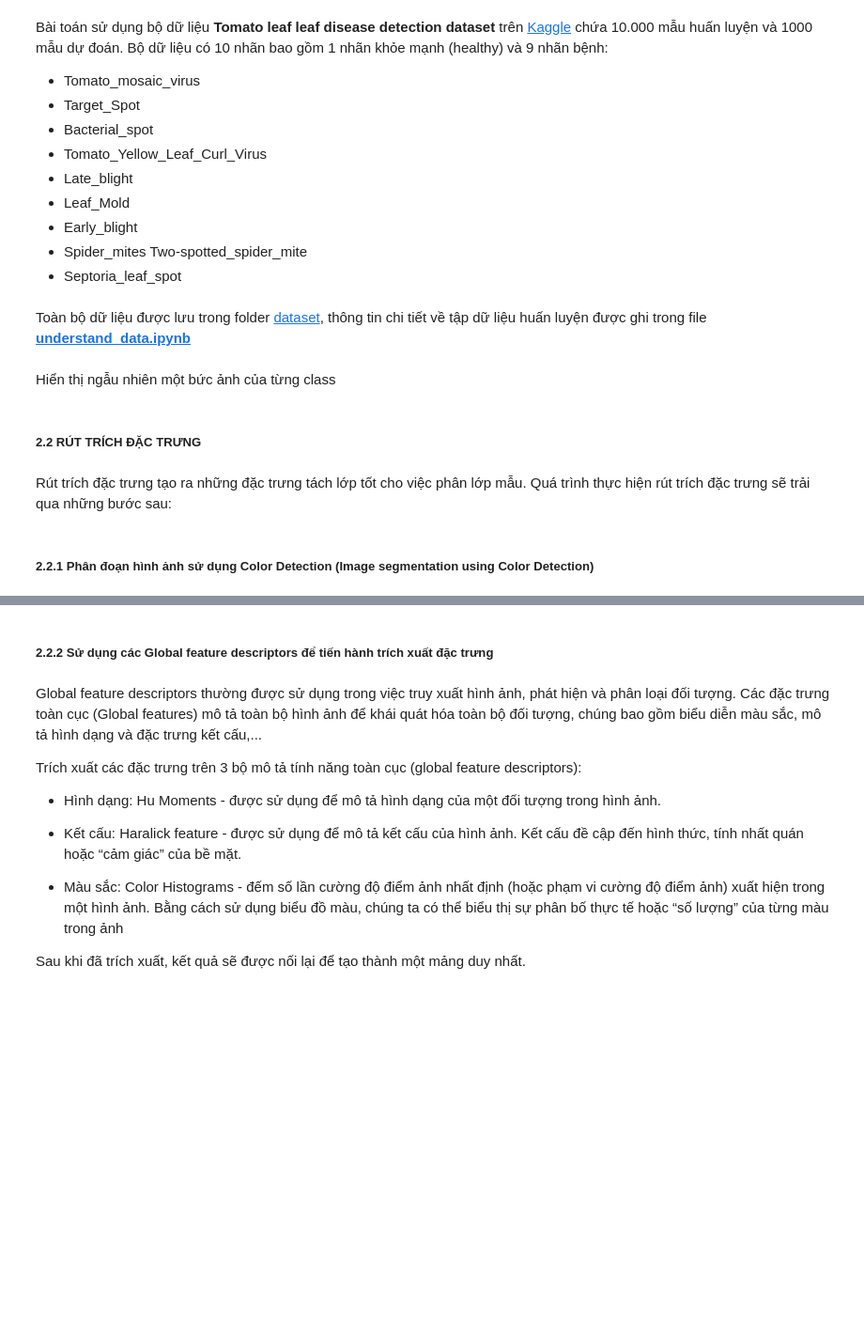
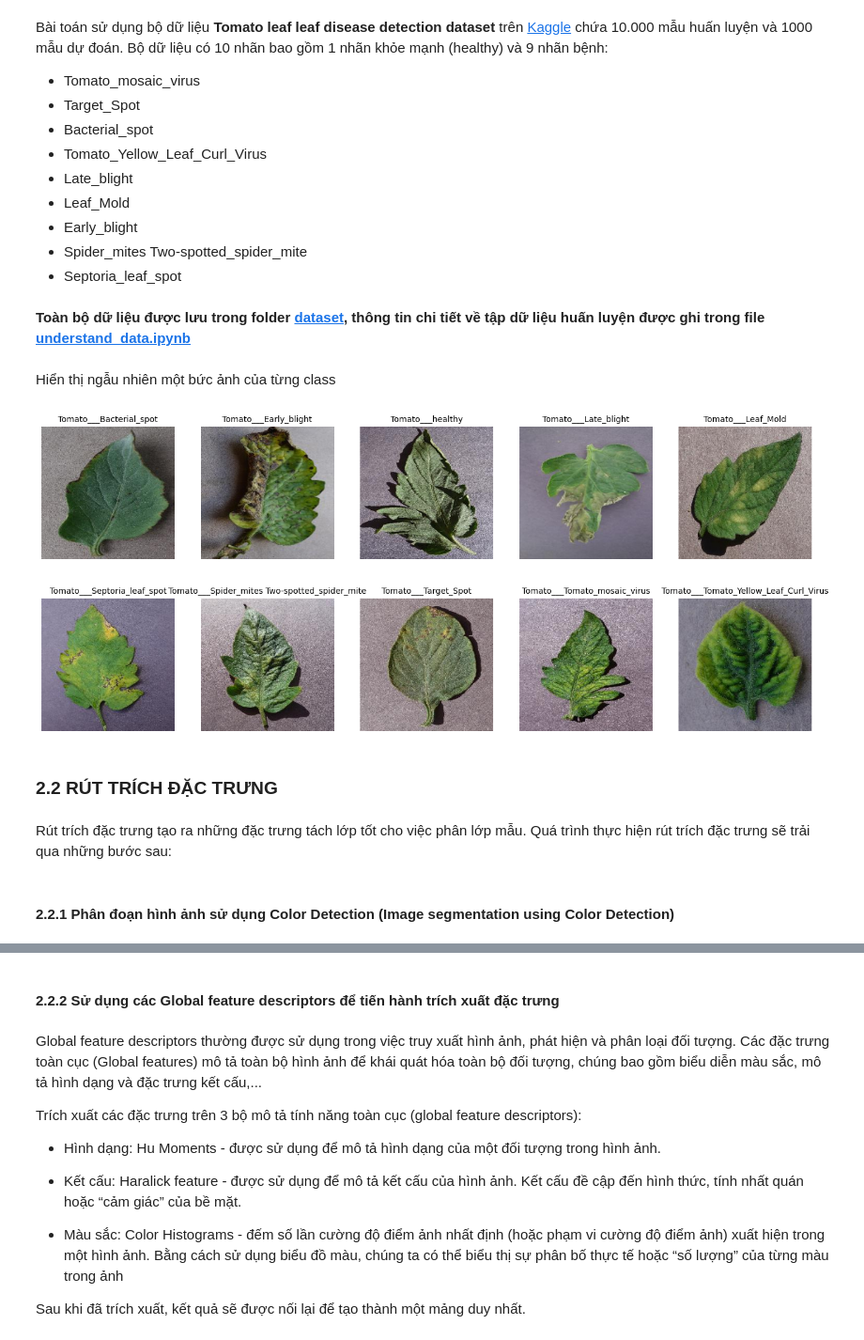
Before and after one commit to NhatPhuong2106/Applied_Parallel_Programming, a Jupyter notebook: report/Final_Report.ipynb, the cells around one changed output, grey strips where cells are left out. Shown at 94% size. Drawn from its saved outputs; the diff is of its cells as text; code cells hidden in the pictures; blank space fills up the shorter version.

```diff
--- a/report/Final_Report.ipynb
+++ b/report/Final_Report.ipynb
@@ -37,35 +37,37 @@ Bài toán sử dụng bộ dữ liệu **Tomato leaf leaf disease detection dat
 - Spider_mites Two-spotted_spider_mite
 - Septoria_leaf_spot
 # %% [markdown]
-Toàn bộ dữ liệu được lưu trong folder [dataset](https://github.com/NhatPhuong2106/Applied_Parallel_Programming/tree/main/dataset), thông tin chi tiết về tập dữ liệu huấn luyện được ghi trong file [**understand_data.ipynb**](https://github.com/NhatPhuong2106/Applied_Parallel_Programming/blob/main/data_preprocessing/understand_data.ipynb)
+**Toàn bộ dữ liệu được lưu trong folder [dataset](https://github.com/NhatPhuong2106/Applied_Parallel_Programming/tree/main/dataset), thông tin chi tiết về tập dữ liệu huấn luyện được ghi trong file [**understand_data.ipynb**](https://github.com/NhatPhuong2106/Applied_Parallel_Programming/blob/main/data_preprocessing/understand_data.ipynb)**
 # %% [markdown]
 Hiển thị ngẫu nhiên một bức ảnh của từng class
 # %%
 #Import thư viện
 import matplotlib.pyplot as plt
 import cv2
 import os
 
 #Đọc ảnh
-image_path = "dataset/train"
+image_path = "../dataset/train"
 labels = os.listdir(image_path)
 
 #Hiển thị ảnh
 plt.figure(figsize=(17, 7))
 for i, disease in enumerate(labels):
     plt.subplot(2, 5, i + 1)
     list_image = os.listdir(image_path + '/' + disease)
     image = cv2.imread(os.path.join(os.path.join(image_path, disease), list_image[21]))
     image = cv2.cvtColor(image, cv2.COLOR_BGR2RGB)
     plt.imshow(image)
     plt.title(disease, fontsize = 10)
     plt.axis("off")
+# %% [output]
+[figure, added]
 # %% [markdown]
-##### 2.2 RÚT TRÍCH ĐẶC TRƯNG
+### 2.2 RÚT TRÍCH ĐẶC TRƯNG
 # %% [markdown]
 Rút trích đặc trưng tạo ra những đặc trưng tách lớp tốt cho việc phân lớp mẫu. Quá trình thực hiện rút trích đặc trưng sẽ trải qua những bước sau:
 # %% [markdown]
-##### 2.2.1 Phân đoạn hình ảnh sử dụng Color Detection (Image segmentation using Color Detection)
+#### 2.2.1 Phân đoạn hình ảnh sử dụng Color Detection (Image segmentation using Color Detection)
 # %% [markdown]
 Được sử dụng để tách hình ảnh chiếc lá khỏi nền. Hình ảnh chiếc lá được lấy ra khỏi nền bằng cách sử dụng ranh giới màu hsv, ranh giới màu sắc sẽ mở rộng thay vì giới hạn nghiêm ngặt để có thể quét được mọi trường hợp, cho ra hình ảnh chiếc lá được tách hoàn toàn khỏi nền.
 
@@ -73,7 +75,7 @@ Rút trích đặc trưng tạo ra những đặc trưng tách lớp tốt cho v
 
 <img src="picture/img_seg.jpg"  />
 # %% [markdown]
-##### 2.2.2 Sử dụng các Global feature descriptors để tiến hành trích xuất đặc trưng
+#### 2.2.2 Sử dụng các Global feature descriptors để tiến hành trích xuất đặc trưng
 # %% [markdown]
 Global feature descriptors thường được sử dụng trong việc truy xuất hình ảnh, phát hiện và phân loại đối tượng. Các đặc trưng toàn cục (Global features) mô tả toàn bộ hình ảnh để khái quát hóa toàn bộ đối tượng, chúng bao gồm biểu diễn màu sắc, mô tả hình dạng và đặc trưng kết cấu,...
 
```
Also changed, not shown: parts of 21 cells of this notebook, 3 other files.
